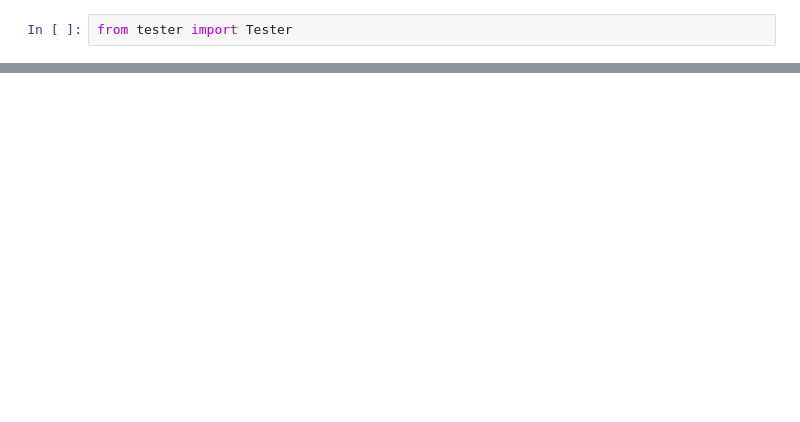
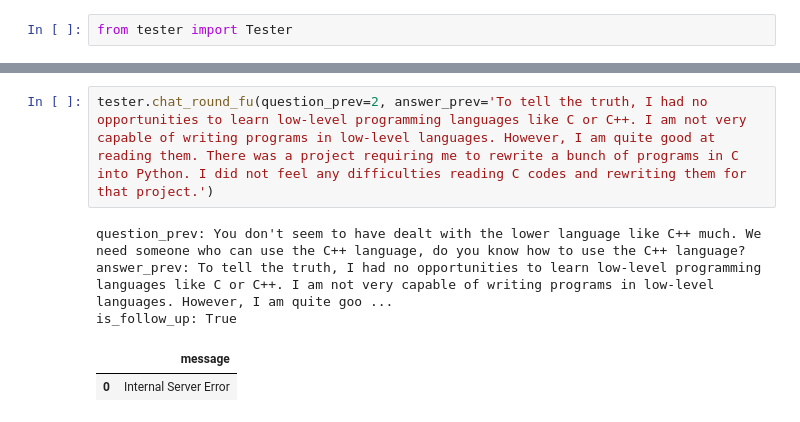
Before and after one commit to qqplot/interview_chat_assistant, a Jupyter notebook: tester.ipynb, the cells around one changed output, grey strips where cells are left out. Cells and saved outputs as stored; diff of their text form; blank space fills up the shorter version.

Commit message:
tester w/ sample interview

```diff
--- a/tester.ipynb
+++ b/tester.ipynb
@@ -50,0 +93,8 @@ is_follow_up: True
+# %%
+tester.chat_round_fu(question_prev=2, answer_prev='To tell the truth, I had no opportunities to learn low-level programming languages like C or C++. I am not very capable of writing programs in low-level languages. However, I am quite good at reading them. There was a project requiring me to rewrite a bunch of programs in C into Python. I did not feel any difficulties reading C codes and rewriting them for that project.')
+# %% [output]
+question_prev: You don't seem to have dealt with the lower language like C++ much. We need someone who can use the C++ language, do you know how to use the C++ language?
+answer_prev: To tell the truth, I had no opportunities to learn low-level programming languages like C or C++. I am not very capable of writing programs in low-level languages. However, I am quite goo ...
+is_follow_up: True
+|  | message |
+| 0 | Internal Server Error |
```
Also changed, not shown: parts of 7 cells of this notebook.
